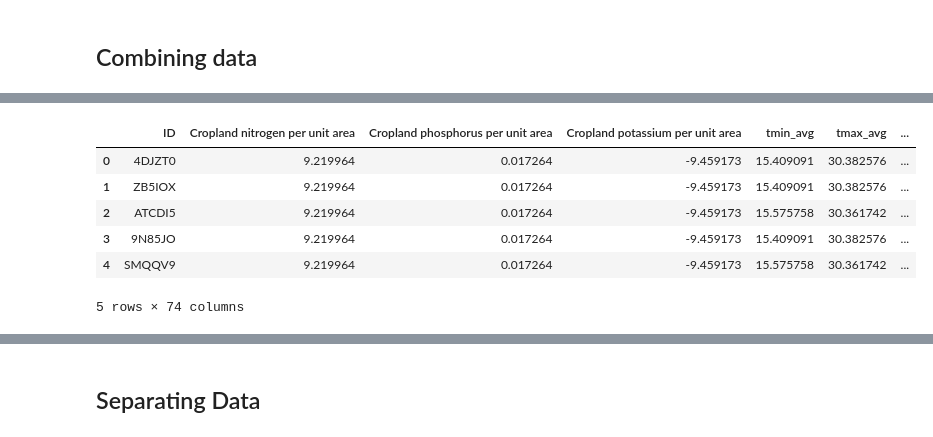
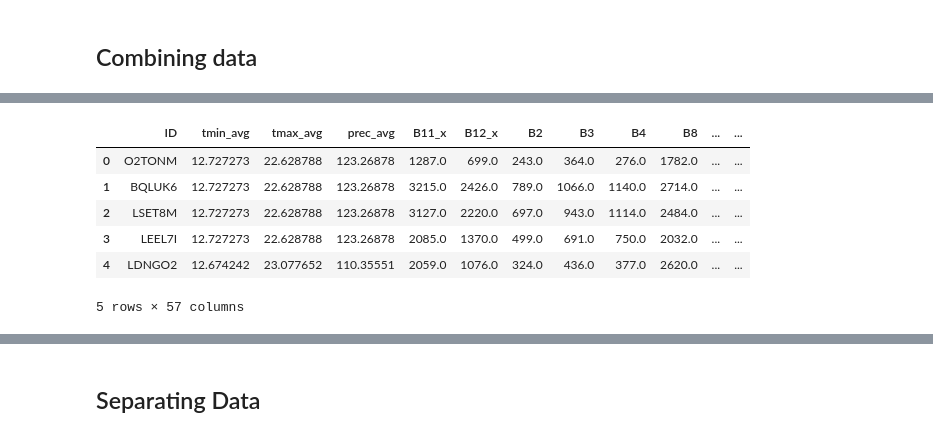
Before and after one commit to lucknera/projekt_interdyscyplinarny, a Jupyter notebook: models/olek-model.ipynb, the cells around one changed output, grey strips where cells are left out. Saved outputs shown, nothing was run; the diff lists cells and outputs as text; code cells hidden in the pictures.

```diff
--- a/models/olek-model.ipynb
+++ b/models/olek-model.ipynb
@@ -261,11 +235,12 @@ features.head()
 # %%
+features = olek_features.copy()
 features.drop(columns=['Country', 'Area'], inplace=True)
 features.head()
 # %% [output]
-|  | ID | Cropland nitrogen per unit area | Cropland phosphorus per unit area | Cropland potassium per unit area | tmin_avg | tmax_avg | ... |
-| 0 | 4DJZT0 | 9.219964 | 0.017264 | -9.459173 | 15.409091 | 30.382576 | ... |
-| 1 | ZB5IOX | 9.219964 | 0.017264 | -9.459173 | 15.409091 | 30.382576 | ... |
-| 2 | ATCDI5 | 9.219964 | 0.017264 | -9.459173 | 15.575758 | 30.361742 | ... |
-| 3 | 9N85JO | 9.219964 | 0.017264 | -9.459173 | 15.409091 | 30.382576 | ... |
-| 4 | SMQQV9 | 9.219964 | 0.017264 | -9.459173 | 15.575758 | 30.361742 | ... |
+|  | ID | tmin_avg | tmax_avg | prec_avg | B11_x | B12_x | B2 | B3 | B4 | B8 | ... | ... |
+| 0 | O2TONM | 12.727273 | 22.628788 | 123.26878 | 1287.0 | 699.0 | 243.0 | 364.0 | 276.0 | 1782.0 | ... | ... |
+| 1 | BQLUK6 | 12.727273 | 22.628788 | 123.26878 | 3215.0 | 2426.0 | 789.0 | 1066.0 | 1140.0 | 2714.0 | ... | ... |
+| 2 | LSET8M | 12.727273 | 22.628788 | 123.26878 | 3127.0 | 2220.0 | 697.0 | 943.0 | 1114.0 | 2484.0 | ... | ... |
+| 3 | LEEL7I | 12.727273 | 22.628788 | 123.26878 | 2085.0 | 1370.0 | 499.0 | 691.0 | 750.0 | 2032.0 | ... | ... |
+| 4 | LDNGO2 | 12.674242 | 23.077652 | 110.35551 | 2059.0 | 1076.0 | 324.0 | 436.0 | 377.0 | 2620.0 | ... | ... |
-5 rows × 74 columns
+5 rows × 57 columns
```
Also changed, not shown: parts of 37 cells of this notebook, 4 other files.
